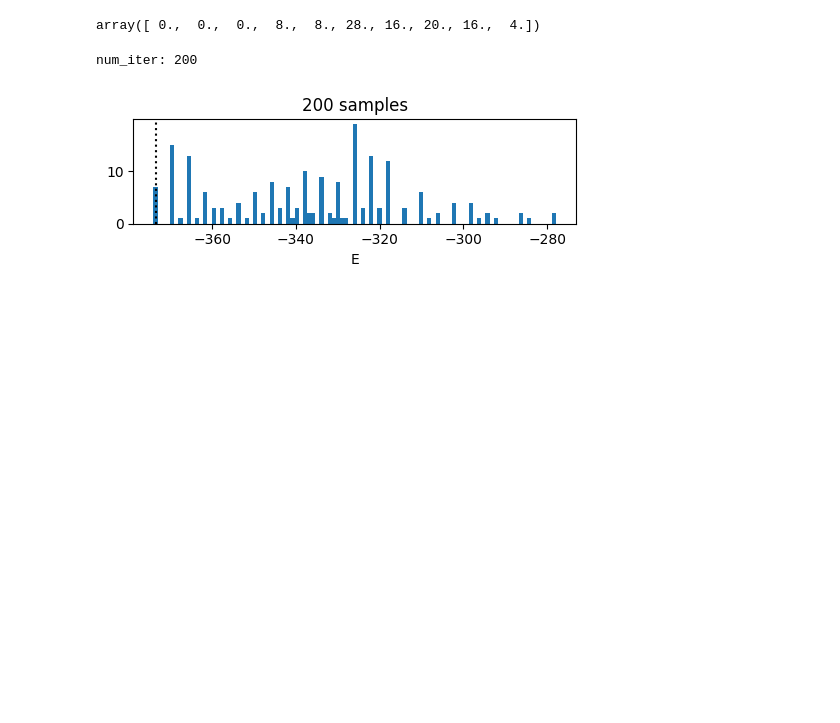
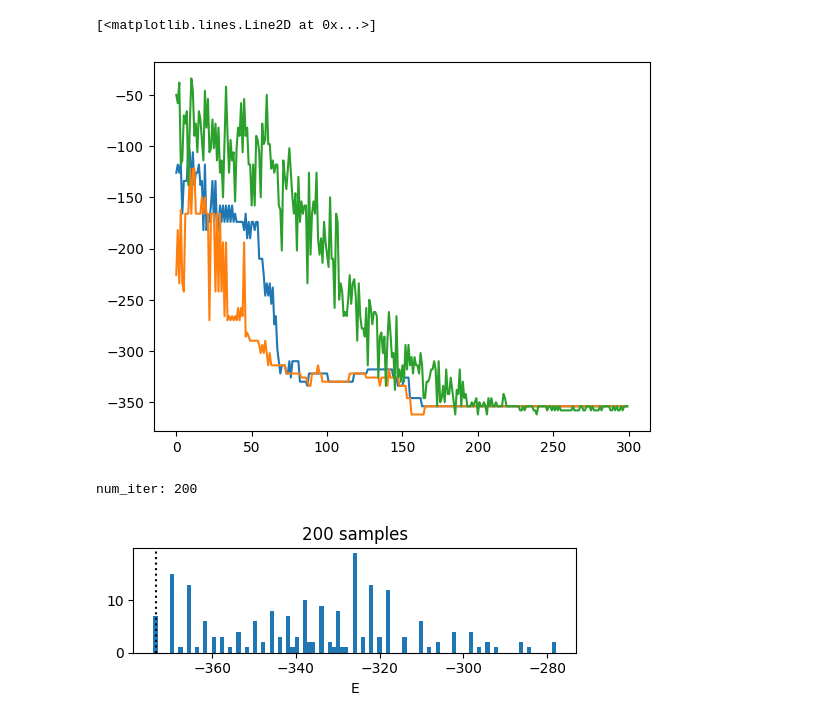
Before and after one commit to HewlettPackard/tensor-circuit-torch, a Jupyter notebook: MPDO_circuit/experiments/ising_solver/analyze.ipynb, the cells around one changed output. Drawn from its saved outputs; the diff is of its cells as text; code cells hidden in the pictures; blank space fills up the shorter version.

```diff
--- a/MPDO_circuit/experiments/ising_solver/analyze.ipynb
+++ b/MPDO_circuit/experiments/ising_solver/analyze.ipynb
@@ -51,24 +51,32 @@ def extract_data(list_dict_data, key: str):
     return np.array(data_key)
 # %%
 root_dir = "data/20260805_063333"
-root_dir = "data/20260806_010959"
+root_dir = "data/20260810_091734"
 
 dict_data = load_iter_data(root_dir)
 dict_data = sort_nested_dict(dict_data)
 
 num_iter = len(dict_data)
 
-E_reached = np.zeros(num_iter, dtype=int)
+E_disc = np.zeros(num_iter, dtype=int)
+E_top = np.zeros(num_iter, dtype=int)
+E_sample = np.zeros(num_iter, dtype=int)
 E_target = np.zeros(num_iter, dtype=int)
 
 for i in range(num_iter):
-    E_reached[i] = int(np.min(dict_data[i]['E_disc']))
+    E_disc[i] = int(np.min(dict_data[i]['E_disc']))
+    E_top[i] = int(np.min(dict_data[i]['E_top']))
+    E_sample[i] = int(np.min(dict_data[i]['E_sample']))
     E_target[i] = int(dict_data[i]['target'][-1])
 
-E_zz_diff = E_reached - E_target
+E_diff_disc = E_disc - E_target
+E_diff_top = E_top - E_target
+E_diff_sample = E_sample - E_target
 
-print(f'\n# solved: {np.sum(E_zz_diff == 0)}/{num_iter}')
-print(f'E_zz diffs: {E_zz_diff}')
+for Ed, desc in zip([E_diff_disc, E_diff_top, E_diff_sample], ['E_diff_disc', 'E_diff_top', 'E_diff_sample']):
+    print(f"\n{desc}")
+    print(f'# solved: {np.sum(Ed == 0)}/{num_iter}')
+    print(f'E_zz diffs: {Ed}')
 # %% [output]
 num_iter: 10
 
@@ -77,6 +94,16 @@ E_zz diffs: [ 4 24  8  8  0 28  4  0  8  0]
 # %%
+import matplotlib.pyplot as plt
+
+i = 5
+
+plt.plot(dict_data[i]['E_disc'][-300:])
+plt.plot(dict_data[i]['E_top'][-300:])
+plt.plot(dict_data[i]['E_sample'][-300:])
+
+#plt.ylim([np.min(dict_data[i]['E_top']), np.min(dict_data[i]['E_top']) + 20])
 # %% [output]
-array([ 0.,  0.,  0.,  8.,  8., 28., 16., 20., 16.,  4.])
+[<matplotlib.lines.Line2D at 0x...>]
+[figure, added]
 # %%
 # root_dir = "data/20260729_030846_loop" # eps_theta = 0.001 *pi/2
 root_dir = "data/20260728_082514_loop" # eps_theta = 0.01 * pi/2
```
Also changed, not shown: parts of 1 cell of this notebook, 18 other files.
